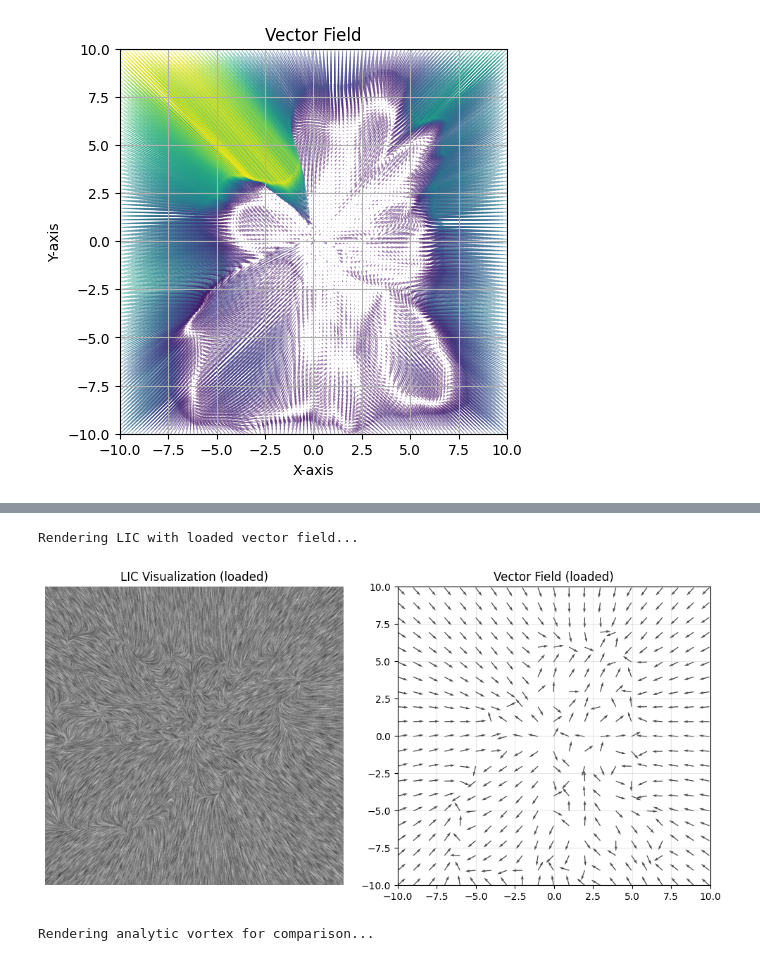
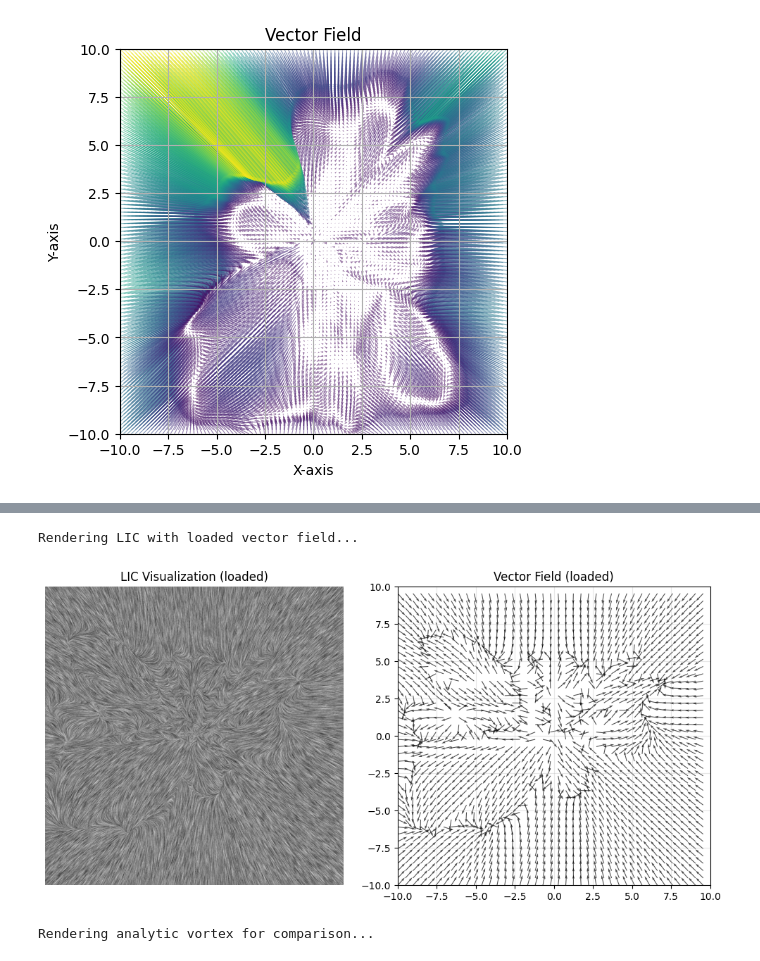
Before and after one commit to CerovazS/vfield, a Jupyter notebook: plot.ipynb, the cells around one changed output, grey strips where cells are left out. Cells and saved outputs as stored; diff of their text form; code cells hidden in the pictures.

Commit message:
fix coordinate bug

```diff
--- a/plot.ipynb
+++ b/plot.ipynb
@@ -70,7 +49,7 @@ def create_lic_visualization(mode='loaded', R=1.6, RES=1024, length=30):
         length: LIC integration length
     """
 
-    # Create high-resolution grid for LIC
+    # Create high-resolution grid for LIC (using mgrid for both cases)
     x_lic, y_lic = np.mgrid[-R:R:RES*1j, -R:R:RES*1j]
 
     if mode == 'vortex':
@@ -123,36 +102,42 @@ def create_lic_visualization(mode='loaded', R=1.6, RES=1024, length=30):
     # ---------------------------------------------------------
     plt.figure(figsize=(10, 5))
 
     plt.subplot(1, 2, 1)
     plt.imshow(lic_img, cmap='gray', origin='lower', extent=[-R, R, -R, R])
     plt.title(f'LIC Visualization ({mode})')
     plt.axis('off')
 
     plt.subplot(1, 2, 2)
     # Show vector field for comparison (subsampled for clarity)
-    skip = max(1, RES // 20)  # Show ~20x20 vectors
+    skip = max(1, RES // 40)
     x_sub = x_lic[::skip, ::skip]
     y_sub = y_lic[::skip, ::skip]
     u_sub = u[::skip, ::skip]
     v_sub = v[::skip, ::skip]
 
-    plt.quiver(x_sub, y_sub, u_sub, v_sub, alpha=0.7, scale=30)
+    if mode == 'loaded':
+        # For loaded mode, we need to transpose the coordinates for quiver to match the data orientation
+        plt.quiver(y_sub, x_sub, v_sub, u_sub, alpha=0.7, scale=30)
+    else:
+        # For vortex mode, use normal orientation
+        plt.quiver(x_sub, y_sub, u_sub, v_sub, alpha=0.7, scale=30)
+
     plt.xlim(-R, R)
     plt.ylim(-R, R)
     plt.title(f'Vector Field ({mode})')
     plt.grid(True, alpha=0.3)
 
     plt.tight_layout()
     plt.show()
 
     return lic_img
 
 # Create LIC visualization of the loaded vector field
 print("Rendering LIC with loaded vector field...")
 lic_img_loaded = create_lic_visualization(mode='loaded', R=10, RES=1024)
 # %% [output]
 Rendering LIC with loaded vector field...
-[figure, old version]
+[figure, new version]
 # %%
 # Compare analytic vortex vs loaded vector field
 print("Rendering analytic vortex for comparison...")
```
Also changed, not shown: parts of 1 cell of this notebook.
